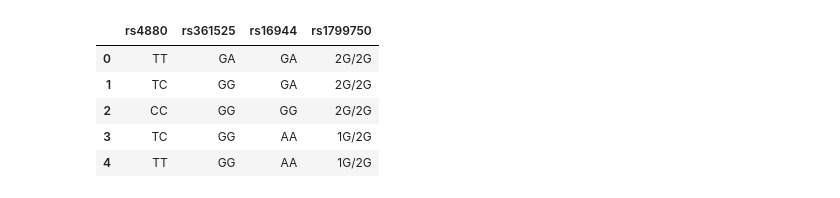
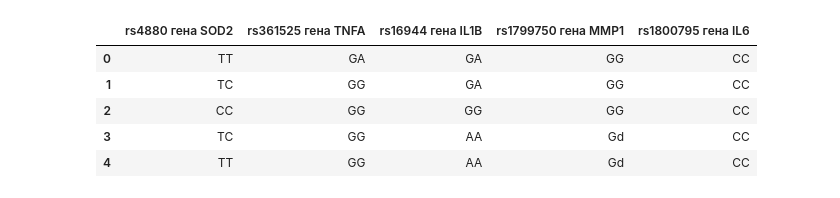
Before and after one commit to karimovdo/Statistic, a Jupyter notebook: polymorphism.ipynb, the cells around one changed output. Drawn from its saved outputs; the diff is of its cells as text; code cells hidden in the pictures.

```diff
--- a/polymorphism.ipynb
+++ b/polymorphism.ipynb
@@ -29,25 +43,27 @@ genetic_data.head() if genetic_data is not None else error_message
 # %%
 # Задаем соответствия для каждого столбца
 mapping_rs4880 = {1: 'CC', 2: 'TC', 3: 'TT'}
 mapping_rs361525 = {1: 'AA', 2: 'GA', 3: 'GG'}
 mapping_rs16944 = {1: 'AA', 2: 'GA', 3: 'GG'}
-mapping_rs1799750 = {1: '2G/2G', 2: '1G/2G', 3: '1G/1G'}
+mapping_rs1799750 = {1: 'GG', 2: 'Gd', 3: 'dd'}
+mapping_rs1800795 = {1: 'CC', 2: 'CG', 3: 'GG'}
 
 # Применяем соответствия к данным
-genetic_data['rs4880'] = genetic_data['rs4880'].map(mapping_rs4880)
-genetic_data['rs361525'] = genetic_data['rs361525'].map(mapping_rs361525)
-genetic_data['rs16944'] = genetic_data['rs16944'].map(mapping_rs16944)
-genetic_data['rs1799750'] = genetic_data['rs1799750'].map(mapping_rs1799750)
+genetic_data['rs4880 гена SOD2'] = genetic_data['rs4880 гена SOD2'].map(mapping_rs4880)
+genetic_data['rs361525 гена TNFA'] = genetic_data['rs361525 гена TNFA'].map(mapping_rs361525)
+genetic_data['rs16944 гена IL1B'] = genetic_data['rs16944 гена IL1B'].map(mapping_rs16944)
+genetic_data['rs1799750 гена MMP1'] = genetic_data['rs1799750 гена MMP1'].map(mapping_rs1799750)
+genetic_data['rs1800795 гена IL6'] = genetic_data['rs1800795 гена IL6'].map(mapping_rs1800795)
 
 # Проверяем результат преобразования, выводя первые несколько строк обновленного датафрейма
-genetic_data[['rs4880', 'rs361525', 'rs16944', 'rs1799750']].head()
+genetic_data[['rs4880 гена SOD2', 'rs361525 гена TNFA', 'rs16944 гена IL1B', 'rs1799750 гена MMP1', 'rs1800795 гена IL6']].head()
 # %% [output]
-|  | rs4880 | rs361525 | rs16944 | rs1799750 |
-| 0 | TT | GA | GA | 2G/2G |
-| 1 | TC | GG | GA | 2G/2G |
-| 2 | CC | GG | GG | 2G/2G |
-| 3 | TC | GG | AA | 1G/2G |
-| 4 | TT | GG | AA | 1G/2G |
+|  | rs4880 гена SOD2 | rs361525 гена TNFA | rs16944 гена IL1B | rs1799750 гена MMP1 | rs1800795 гена IL6 |
+| 0 | TT | GA | GA | GG | CC |
+| 1 | TC | GG | GA | GG | CC |
+| 2 | CC | GG | GG | GG | CC |
+| 3 | TC | GG | AA | Gd | CC |
+| 4 | TT | GG | AA | Gd | CC |
 # %%
 def odds_ratio_ci(table, alpha=0.05):
     # Расчет отношения шансов
```
Also changed, not shown: parts of 18 cells of this notebook, 5 other files.
